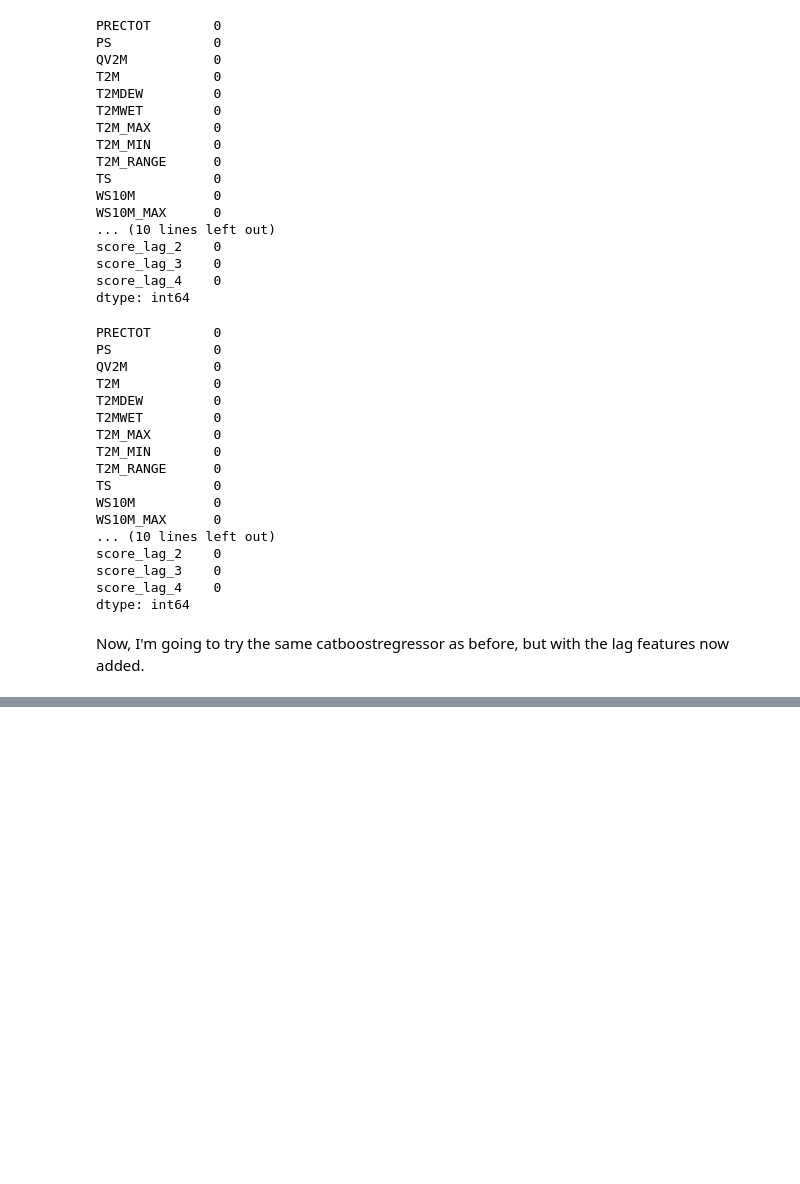
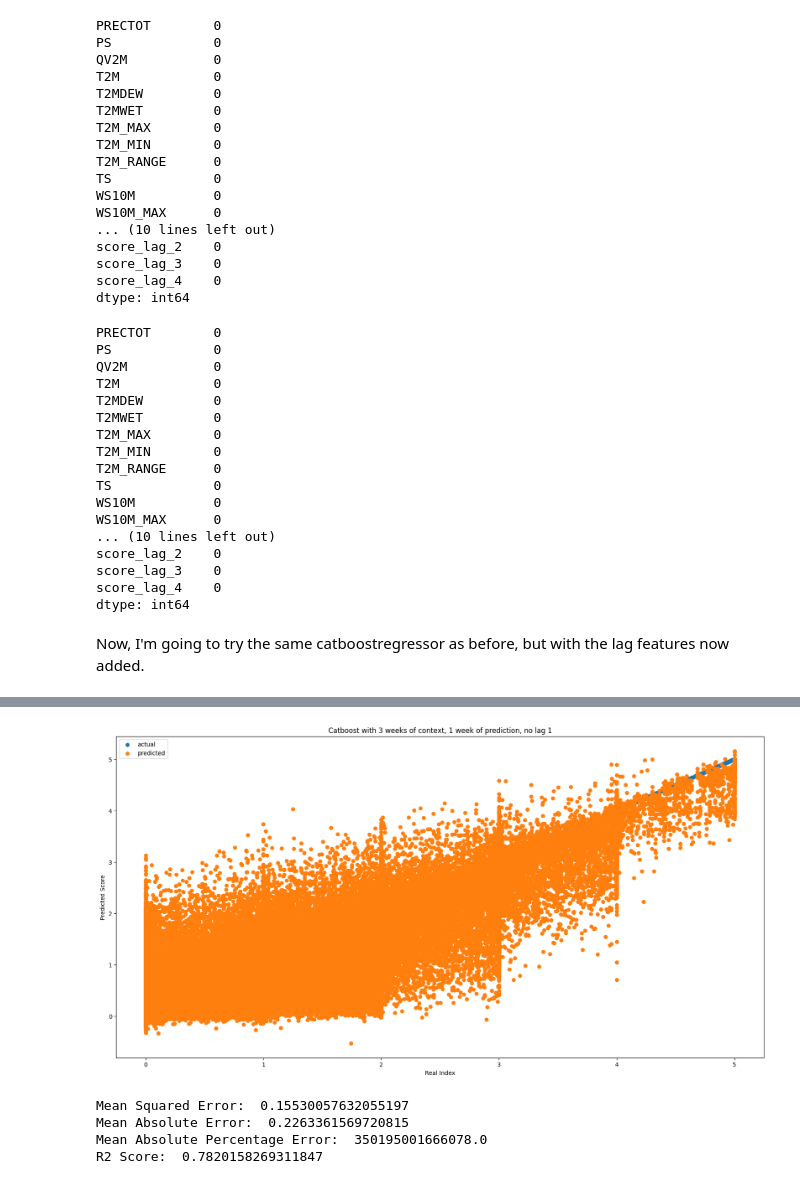
Before and after one commit to babusid/ECE461P_Project, a Jupyter notebook: models/regression_experiments.ipynb, the cells around one changed output, grey strips where cells are left out. Drawn from its saved outputs; the diff is of its cells as text; code cells hidden in the pictures; blank space fills up the shorter version.

```diff
--- a/models/regression_experiments.ipynb
+++ b/models/regression_experiments.ipynb
@@ -652,0 +715,6 @@ print("R2 Score: ", r2_score(test['score'], mlp_pred_truncated))
+# %%
+train = train.drop(['score_lag_1'],axis=1)
+test = test.drop(['score_lag_1'],axis=1)
+
+model2 = CatBoostRegressor()
+model2.fit(train.drop(['score'],axis=1),train['score'])
@@ -652,0 +740,10 @@ print("R2 Score: ", r2_score(test['score'], mlp_pred_truncated))
+# %%
+model2preds = model2.predict(test.drop(['score'],axis=1))
+# %%
+regression_metric(test['score'], model2preds, 'Catboost with 3 weeks of context, 1 week of prediction, no lag 1')
+# %% [output]
+[figure, added]
+Mean Squared Error:  0.15530057632055197
+Mean Absolute Error:  0.2263361569720815
+Mean Absolute Percentage Error:  350195001666078.0
+R2 Score:  0.7820158269311847
```
Also changed, not shown: parts of 12 cells of this notebook.
